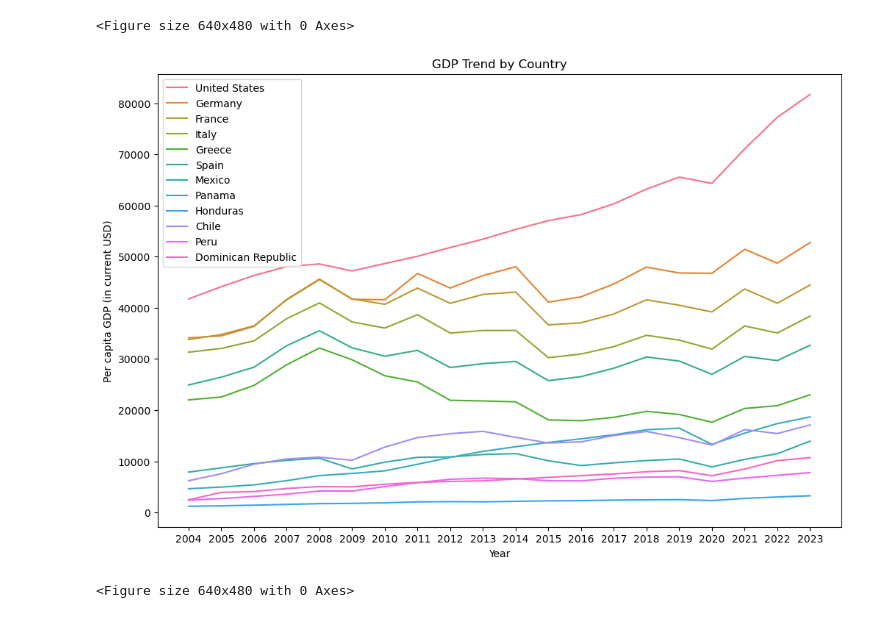
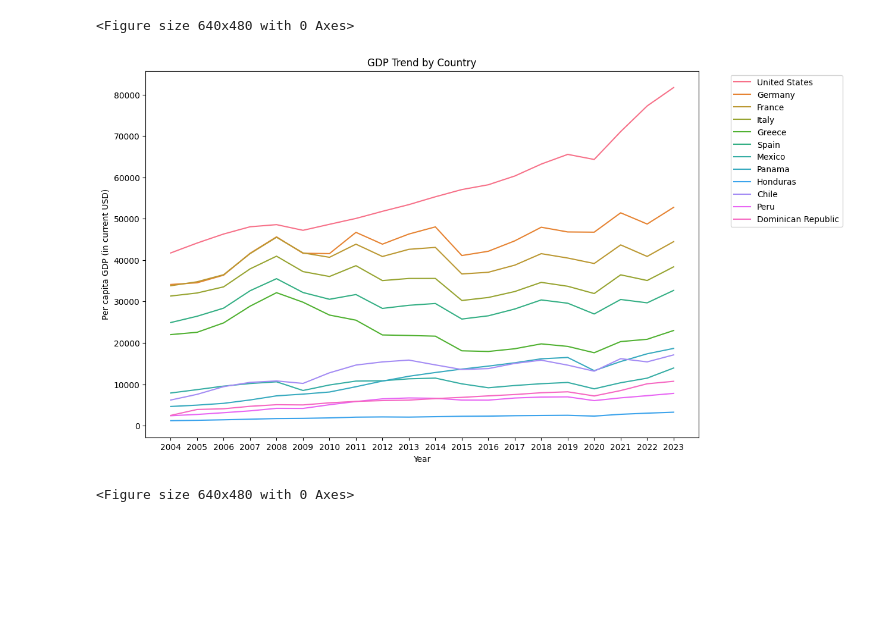
Before and after one commit to SRB75/GDP_LifeExpectancy_Fertility, a Jupyter notebook: life_expectancy_gdp.ipynb, the cells around one changed output. Saved outputs shown, nothing was run; the diff lists cells and outputs as text; code cells hidden in the pictures; blank space fills up the shorter version.

Commit message:
Created using Colab First edits in Colab.  Added two more line graphs for all countries.  Changed  the dataframe sources to be  links to the raw CSVs in the  GitHub  repo.

```diff
--- a/life_expectancy_gdp.ipynb
+++ b/life_expectancy_gdp.ipynb
@@ -76,7 +23,7 @@ import seaborn as sns
 import statsmodels
 # %%
 ## Read in the GDP Data
-df_gdp = pd.read_csv("gdp_Data.csv")
+df_gdp = pd.read_csv("https://raw.githubusercontent.com/SRB75/GDP_LifeExpectancy_Fertility/main/gdp_Data.csv")
 print(df_gdp.head())
 # %% [output]
                     Series Name     Series Code   Country Name Country Code  \
@@ -98,7 +45,7 @@ print(df_gdp.head())
 [5 rows x 24 columns]
 # %%
 ## Read in the Adolescent fertility rate data
-df_adol = pd.read_csv("adolescent_Data.csv")
+df_adol = pd.read_csv("https://raw.githubusercontent.com/SRB75/GDP_LifeExpectancy_Fertility/main/adolescent_Data.csv")
 print(df_adol.head())
 # %% [output]
                                          Series Name  Series Code  \
@@ -120,7 +67,7 @@ print(df_adol.head())
 [5 rows x 24 columns]
 # %%
 ## Read in the life expectancy data
-df_life = pd.read_csv("life_expectancy_Data.csv")
+df_life = pd.read_csv("https://raw.githubusercontent.com/SRB75/GDP_LifeExpectancy_Fertility/main/life_expectancy_Data.csv")
 print(df_life.head())
 # %% [output]
                                Series Name     Series Code   Country Name  \
@@ -420,12 +367,12 @@ plt.clf()
 # %%
 plt.figure(figsize=(12, 8))
 sns.lineplot(x="year", y="gdp", hue="country", data=df_combined)
 plt.title("GDP Trend by Country")
 plt.ylabel("Per capita GDP (in current USD)")
 plt.xlabel("Year")
-plt.legend()
+plt.legend(bbox_to_anchor=(1.05, 1), loc=2)
 plt.show()
 plt.clf()
 # %% [output]
-[figure, old version]
+[figure, new version]
 <Figure size 640x480 with 0 Axes>
```
Also changed, not shown: parts of 11 cells of this notebook.
